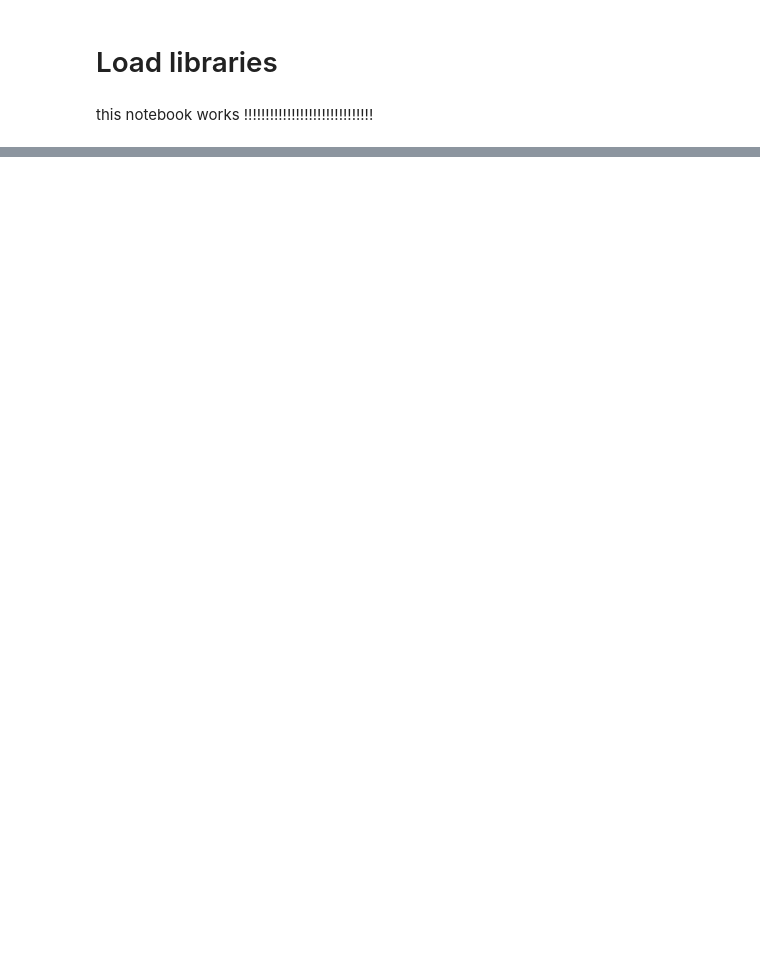
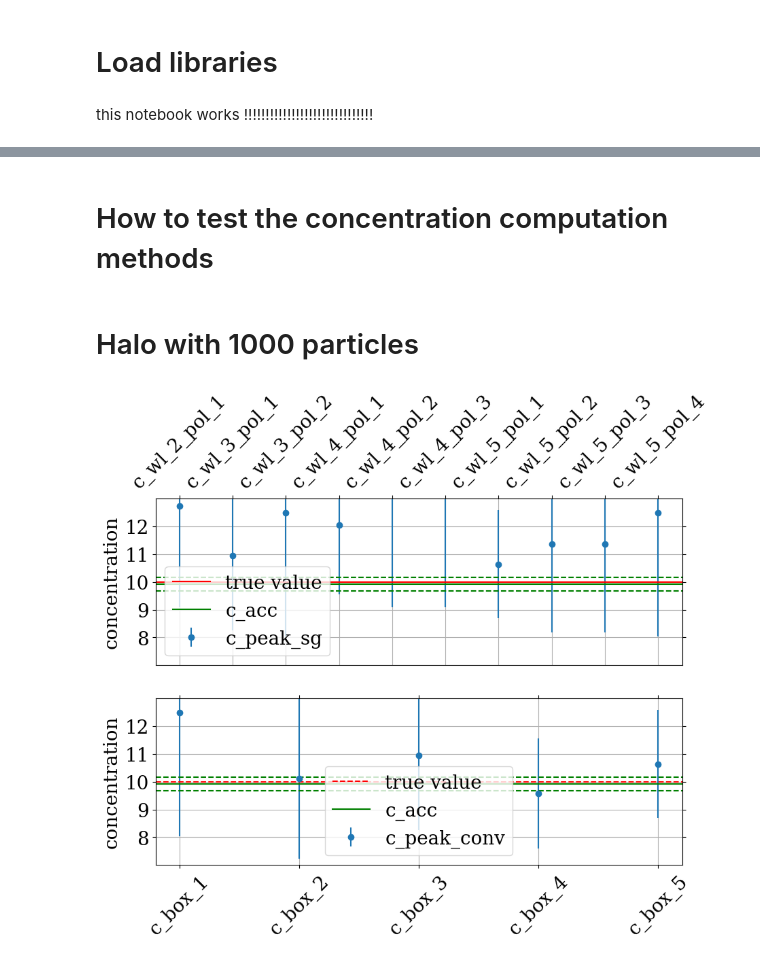
Before and after one commit to cosmo-gb/Halo_characteristics, a Jupyter notebook: compute_profile_parameters/test_concentration.ipynb, the cells around one changed output, grey strips where cells are left out. Drawn from its saved outputs; the diff is of its cells as text; code cells hidden in the pictures; blank space fills up the shorter version.

Commit message:
concentration peak and test

```diff
--- a/compute_profile_parameters/test_concentration.ipynb
+++ b/compute_profile_parameters/test_concentration.ipynb
@@ -26 +37,3 @@ N_tot = 10000
 ()
+# %% [markdown]
+# How to test the concentration computation methods
@@ -26,0 +90,49 @@ N_tot = 10000
+# %%
+def do_plot(c_acc, c_peak, dc_peak, c_peak_sg, dc_peak_sg):
+    fig, ax = plt.subplots(nrows=2, figsize=(10,7), sharey=True)
+    ax[0].errorbar(range(len(c_peak_sg.mean())),
+                   c_peak_sg.mean(), yerr=c_peak_sg.std().values, # + dc_peak_sg.mean().values,
+                   fmt="o", label="c_peak_sg")
+    ax[0].axhline(10, ls="-", color="r", label="true value")
+    ax[0].axhline(np.mean(c_acc), ls="-", color="g", label="c_acc")
+    ax[0].axhline(np.mean(c_acc)+np.std(c_acc), ls="--", color="g")
+    ax[0].axhline(np.mean(c_acc)-np.std(c_acc), ls="--", color="g")
+    ax[0].set_xticks(ticks=range(len(c_peak_sg.mean())),
+                     labels=c_peak_sg.columns, rotation=45)
+    ax[0].xaxis.tick_top()
+    ax[0].set_yticks(ticks=range(8,13))
+    ax[0].set_ylim(7,13)
+    ax[0].grid(True)
+    ax[0].set_ylabel("concentration")
+    ax[0].legend()
+    ##############################################################################""
+    ax[1].errorbar(range(len(c_peak.mean())),
+                 c_peak.mean(), yerr=c_peak.std().values, # + dc_peak_sg.mean().values,
+                 fmt="o", label="c_peak_conv")
+    ax[1].axhline(10, ls="--", color="r", label="true value")
+    ax[1].axhline(np.mean(c_acc), ls="-", color="g", label="c_acc")
+    ax[1].axhline(np.mean(c_acc)+np.std(c_acc), ls="--", color="g")
+    ax[1].axhline(np.mean(c_acc)-np.std(c_acc), ls="--", color="g")
+    ax[1].set_xticks(ticks=range(len(c_peak.mean())),
+              labels=c_peak.columns, rotation=45)
+    ax[1].set_yticks(ticks=range(8,13))
+    ax[1].set_ylim(7,13)
+    ax[1].grid(True)
+    ax[1].set_ylabel("concentration")
+    ax[1].legend()
+    plt.show()
+# %% [markdown]
+# Halo with 1000 particles
+# %%
+N_part = 1000
+N_bin = 20
+N_times = 1000
+box_arr = [1, 2, 3, 4, 5]
+wl_arr = [2, 3, 4, 5]
+pol_arr = [1, 2, 3, 4, 5]
+c_acc, c_peak, dc_peak, c_peak_sg, dc_peak_sg = test_many_computation(box_arr, wl_arr, pol_arr,
+                                                                      N_times, N_part, N_bin)
+# %%
+do_plot(c_acc, c_peak, dc_peak, c_peak_sg, dc_peak_sg)
+# %% [output]
+[figure, added]
```
Also changed, not shown: parts of 8 cells of this notebook, 3 other files.
